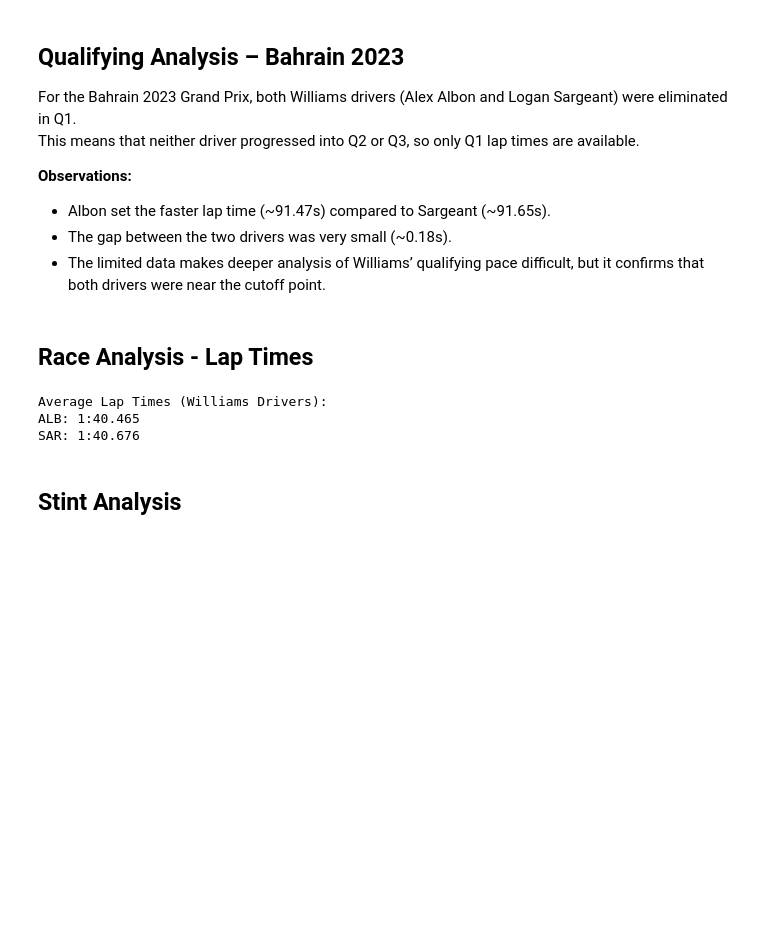
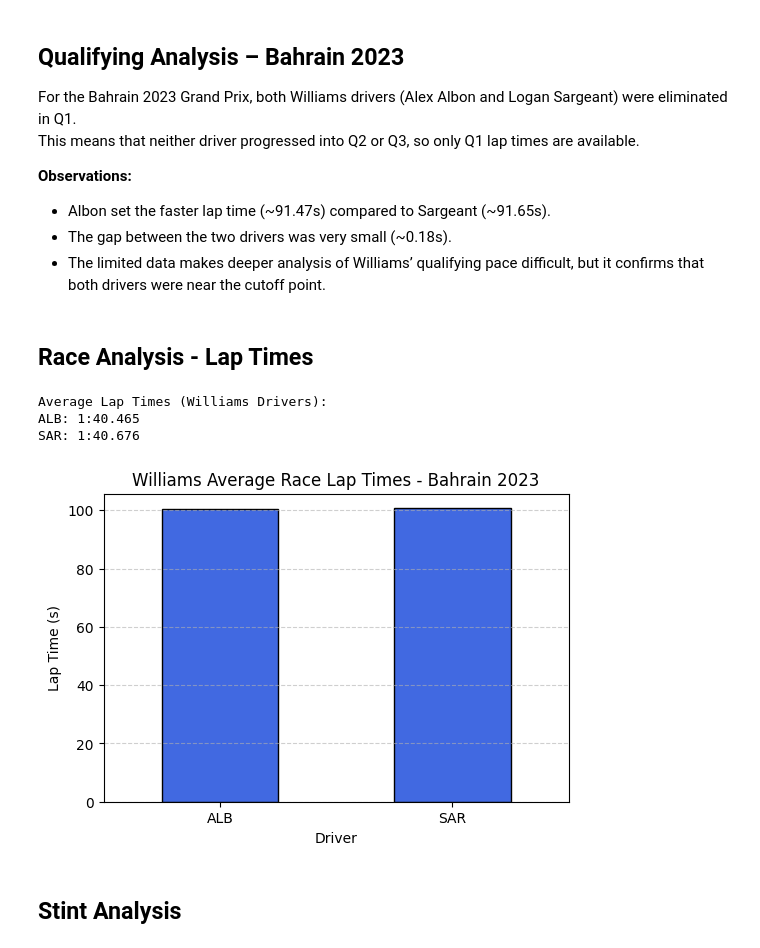
Before and after one commit to RishiRoopen/F1_Race_Predictor, a Jupyter notebook: notebook/03_exploratory_analysis.ipynb, the cells around one changed output. Cells and saved outputs as stored; diff of their text form; code cells hidden in the pictures; blank space fills up the shorter version.

```diff
--- a/notebook/03_exploratory_analysis.ipynb
+++ b/notebook/03_exploratory_analysis.ipynb
@@ -187,25 +200,44 @@ This means that neither driver progressed into Q2 or Q3, so only Q1 lap times ar
 # %% [markdown]
 ## Race Analysis - Lap Times
 # %%
-# Explore Williams lap times
+# Williams Race Lap Time Analysis
 laps = race.laps.pick_teams('Williams')
 
-# Average lap times per Williams driver
-avg_lap_times = laps.groupby('Driver')['LapTime'].mean().dt.total_seconds().sort_values()
+# Calculate average lap times per driver (exclude NaN laps)
+avg_lap_times = (
+    laps.groupby('Driver')['LapTime']
+    .mean()
+    .dropna()
+    .dt.total_seconds()
+    .sort_values()
+)
 
-# Format into M:SS.mmm
+# Formatting function
 def format_laptime(seconds):
     minutes = int(seconds // 60)
     secs = seconds % 60
     return f"{minutes}:{secs:06.3f}"
 
+# Print neatly
 print("Average Lap Times (Williams Drivers):")
 for driver, t in avg_lap_times.items():
     print(f"{driver}: {format_laptime(t)}")
+
+# Optional: Quick bar chart
+plt.figure(figsize=(6,4))
+avg_lap_times.plot(kind='bar', color='royalblue', edgecolor='black')
+
+plt.title("Williams Average Race Lap Times - Bahrain 2023")
+plt.ylabel("Lap Time (s)")
+plt.xlabel("Driver")
+plt.xticks(rotation=0)
+plt.grid(axis="y", linestyle="--", alpha=0.6)
+plt.show()
 # %% [output]
 Average Lap Times (Williams Drivers):
 ALB: 1:40.465
 SAR: 1:40.676
+[figure, added]
 # %% [markdown]
 ## Stint Analysis
 # %%
```
Also changed, not shown: parts of 4 cells of this notebook.
